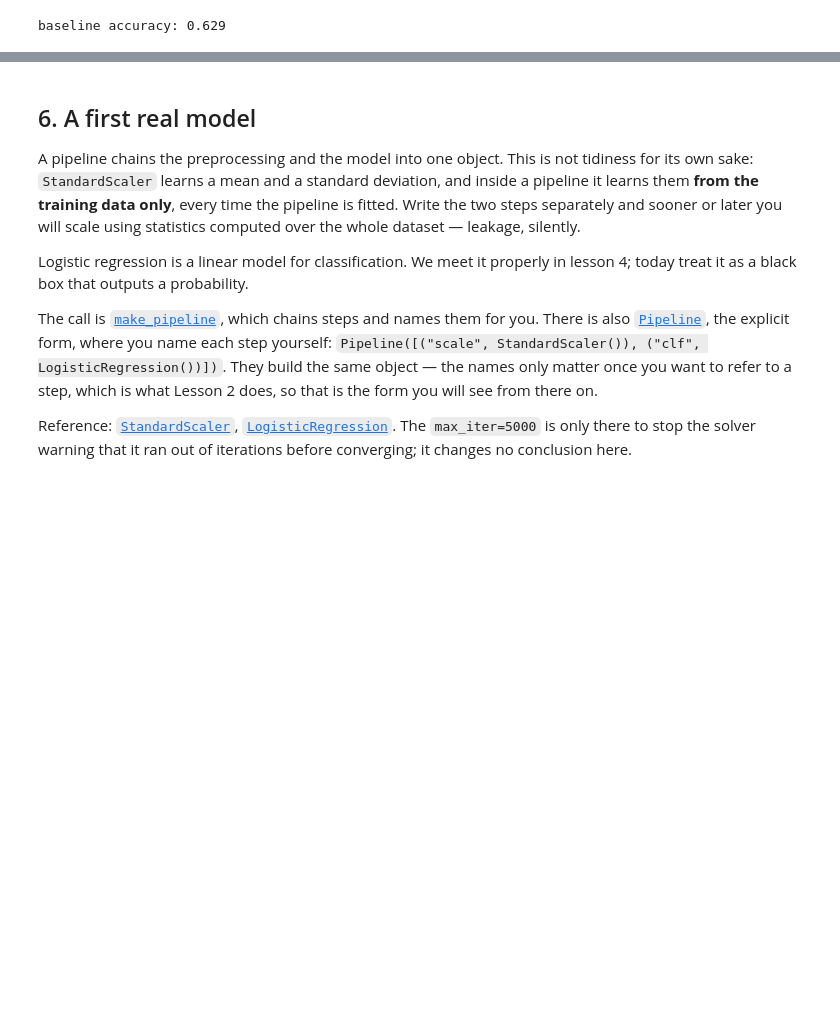
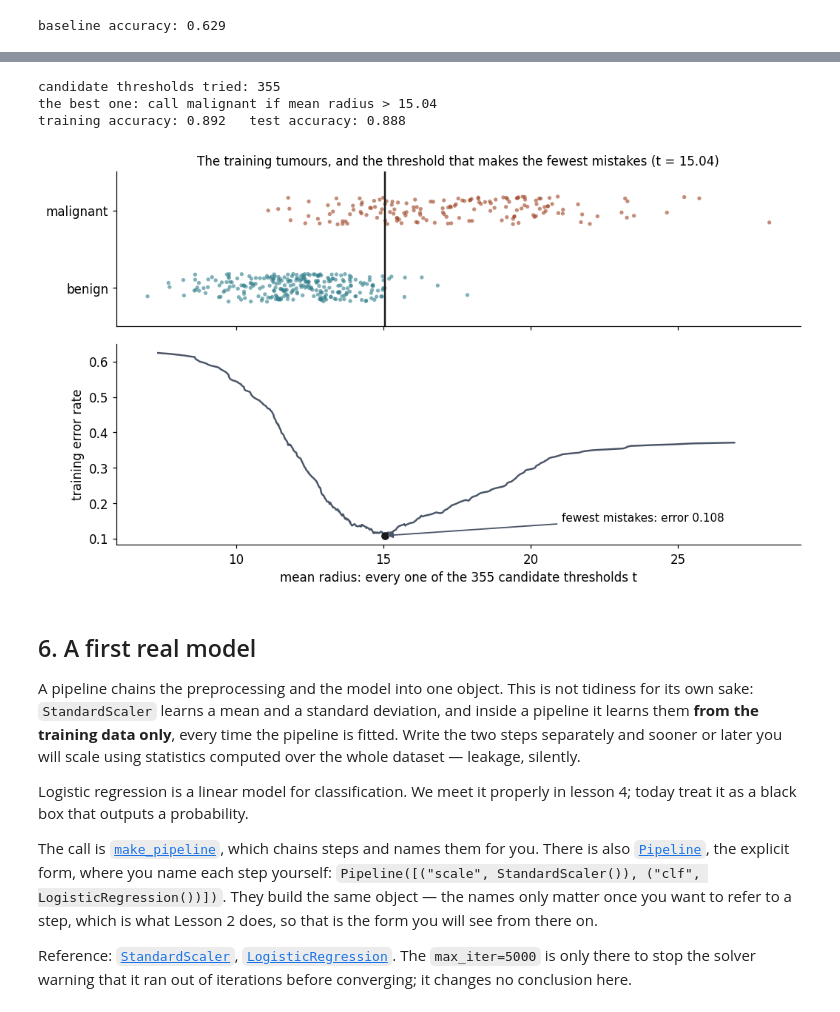
Before and after one commit to fabioantonini/technologies-for-artificial-intelligence, a Jupyter notebook: Lessons/01_introduction_and_workflow/Notebooks/02_first_ml_workflow.ipynb, the cells around one changed output, grey strips where cells are left out. Drawn from its saved outputs; the diff is of its cells as text; code cells hidden in the pictures; blank space fills up the shorter version.

```diff
--- a/Lessons/01_introduction_and_workflow/Notebooks/02_first_ml_workflow.ipynb
+++ b/Lessons/01_introduction_and_workflow/Notebooks/02_first_ml_workflow.ipynb
@@ -161,3 +172,52 @@ baseline accuracy: 0.629
+# %%
+# One feature, one threshold: "malignant if mean radius > t".
+feature = "mean radius"
+x_train = X_train[feature].to_numpy()
+malignant_train = (y_train == 0).to_numpy()          # 0 = malignant in this dataset
+
+# The candidates: a threshold halfway between every pair of neighbouring values.
+values = np.sort(np.unique(x_train))
+candidates = (values[:-1] + values[1:]) / 2
+
+# "Fitting" = score every candidate on the training rows, keep the best.
+train_error = np.array([np.mean((x_train > t) != malignant_train) for t in candidates])
+best = candidates[train_error.argmin()]
+test_accuracy = np.mean((X_test[feature].to_numpy() > best) == (y_test == 0).to_numpy())
+
+print(f"candidate thresholds tried: {len(candidates)}")
+print(f"the best one: call malignant if {feature} > {best:.2f}")
+print(f"training accuracy: {1 - train_error.min():.3f}   test accuracy: {test_accuracy:.3f}")
+
+TEAL, RUST, INK, SLATE = "#2E7D8A", "#9C4221", "#1A1A1A", "#4A5568"
+fig, (top, bottom) = plt.subplots(2, 1, figsize=(9.6, 5.6), sharex=True,
+                                  gridspec_kw={"height_ratios": [1, 1.3]})
+jitter = np.random.default_rng(0)
+for is_m, colour, row, name in ((True, RUST, 1, "malignant"), (False, TEAL, 0, "benign")):
+    xs = x_train[malignant_train == is_m]
+    top.scatter(xs, row + jitter.uniform(-0.18, 0.18, len(xs)), s=12, color=colour,
+                alpha=.6, edgecolor="none")
+top.axvline(best, color=INK, lw=1.6)
+top.set_yticks([0, 1], ["benign", "malignant"])
+top.set_ylim(-0.5, 1.5)
+top.set_title(f"The training tumours, and the threshold that makes the fewest mistakes "
+              f"(t = {best:.2f})", fontsize=11)
+bottom.plot(candidates, train_error, color=SLATE, lw=1.6)
+bottom.scatter([best], [train_error.min()], color=INK, zorder=3, s=36)
+bottom.annotate(f"fewest mistakes: error {train_error.min():.3f}",
+                xy=(best, train_error.min()), xytext=(best + 6, train_error.min() + 0.04),
+                fontsize=10, arrowprops=dict(arrowstyle="-|>", color=SLATE, lw=1.2))
+bottom.set_ylabel("training error rate")
+bottom.set_xlabel(f"{feature}: every one of the {len(candidates)} candidate thresholds t")
+for ax in (top, bottom):
+    ax.spines[["top", "right"]].set_visible(False)
+fig.tight_layout()
+fig.savefig(FIGURES / "learning_search.png", dpi=150, bbox_inches="tight", facecolor="white")
+plt.show()
+# %% [output]
+candidate thresholds tried: 355
+the best one: call malignant if mean radius > 15.04
+training accuracy: 0.892   test accuracy: 0.888
+[figure, added]
 # %% [markdown]
 ## 6. A first real model
 
```
Also changed, not shown: parts of 1 cell of this notebook, 8 other files.
